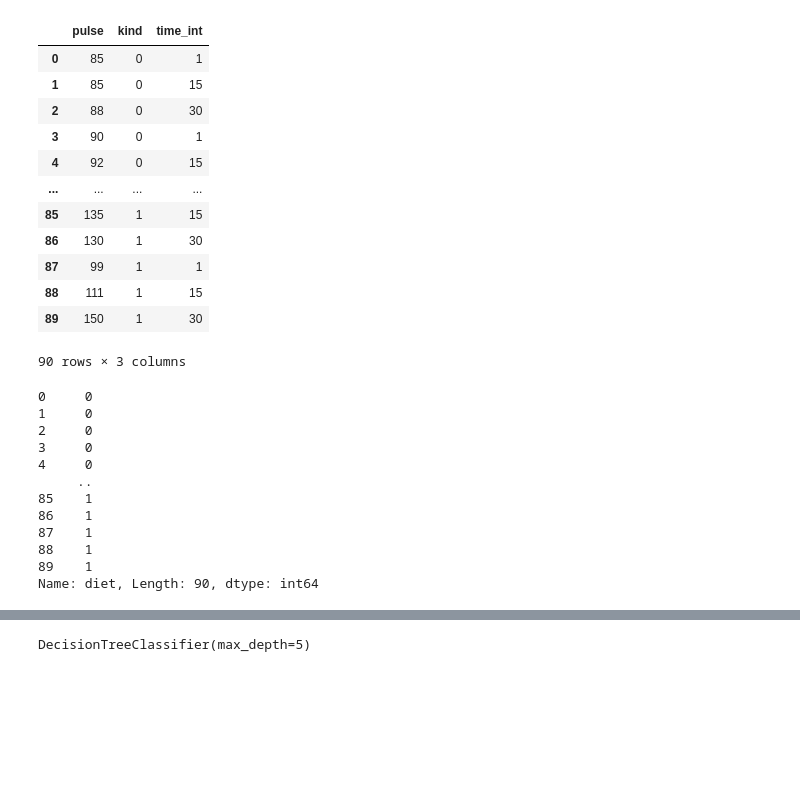
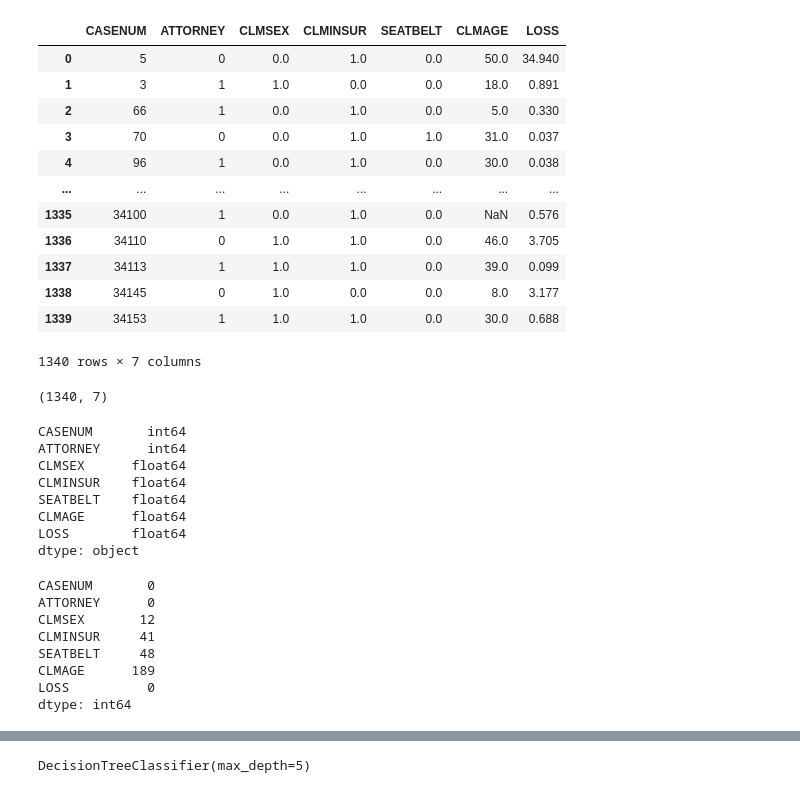
Before and after one commit to vinothkumard2006-ai/data-science, a Jupyter notebook: Decision Tree.ipynb, the cells around one changed output, grey strips where cells are left out. Saved outputs shown, nothing was run; the diff lists cells and outputs as text; code cells hidden in the pictures; blank space fills up the shorter version.

```diff
--- a/Decision Tree.ipynb
+++ b/Decision Tree.ipynb
@@ -153,33 +0,0 @@ Exercise.describe()
-# %%
-x=Exercise.drop(['time','diet'],axis=1)
-x
-# %% [output]
-|  | pulse | kind | time_int |
-| 0 | 85 | 0 | 1 |
-| 1 | 85 | 0 | 15 |
-| 2 | 88 | 0 | 30 |
-| 3 | 90 | 0 | 1 |
-| 4 | 92 | 0 | 15 |
-| ... | ... | ... | ... |
-| 85 | 135 | 1 | 15 |
-| 86 | 130 | 1 | 30 |
-| 87 | 99 | 1 | 1 |
-| 88 | 111 | 1 | 15 |
-| 89 | 150 | 1 | 30 |
-90 rows × 3 columns
-# %%
-y=Exercise['diet']
-y
-# %% [output]
-0     0
-1     0
-2     0
-3     0
-4     0
-     ..
-85    1
-86    1
-87    1
-88    1
-89    1
-Name: diet, Length: 90, dtype: int64
@@ -185,0 +3,44 @@ Name: diet, Length: 90, dtype: int64
+# %%
+Claimant_df=pd.read_csv("claimants.csv")
+# %%
+Claimant_df
+# %% [output]
+|  | CASENUM | ATTORNEY | CLMSEX | CLMINSUR | SEATBELT | CLMAGE | LOSS |
+| 0 | 5 | 0 | 0.0 | 1.0 | 0.0 | 50.0 | 34.940 |
+| 1 | 3 | 1 | 1.0 | 0.0 | 0.0 | 18.0 | 0.891 |
+| 2 | 66 | 1 | 0.0 | 1.0 | 0.0 | 5.0 | 0.330 |
+| 3 | 70 | 0 | 0.0 | 1.0 | 1.0 | 31.0 | 0.037 |
+| 4 | 96 | 1 | 0.0 | 1.0 | 0.0 | 30.0 | 0.038 |
+| ... | ... | ... | ... | ... | ... | ... | ... |
+| 1335 | 34100 | 1 | 0.0 | 1.0 | 0.0 | NaN | 0.576 |
+| 1336 | 34110 | 0 | 1.0 | 1.0 | 0.0 | 46.0 | 3.705 |
+| 1337 | 34113 | 1 | 1.0 | 1.0 | 0.0 | 39.0 | 0.099 |
+| 1338 | 34145 | 0 | 1.0 | 0.0 | 0.0 | 8.0 | 3.177 |
+| 1339 | 34153 | 1 | 1.0 | 1.0 | 0.0 | 30.0 | 0.688 |
+1340 rows × 7 columns
+# %%
+Claimant_df.shape
+# %% [output]
+(1340, 7)
+# %%
+Claimant_df.dtypes
+# %% [output]
+CASENUM       int64
+ATTORNEY      int64
+CLMSEX      float64
+CLMINSUR    float64
+SEATBELT    float64
+CLMAGE      float64
+LOSS        float64
+dtype: object
+# %%
+Claimant_df.isna().sum()
+# %% [output]
+CASENUM       0
+ATTORNEY      0
+CLMSEX       12
+CLMINSUR     41
+SEATBELT     48
+CLMAGE      189
+LOSS          0
+dtype: int64
```
Also changed, not shown: parts of 65 cells of this notebook.
